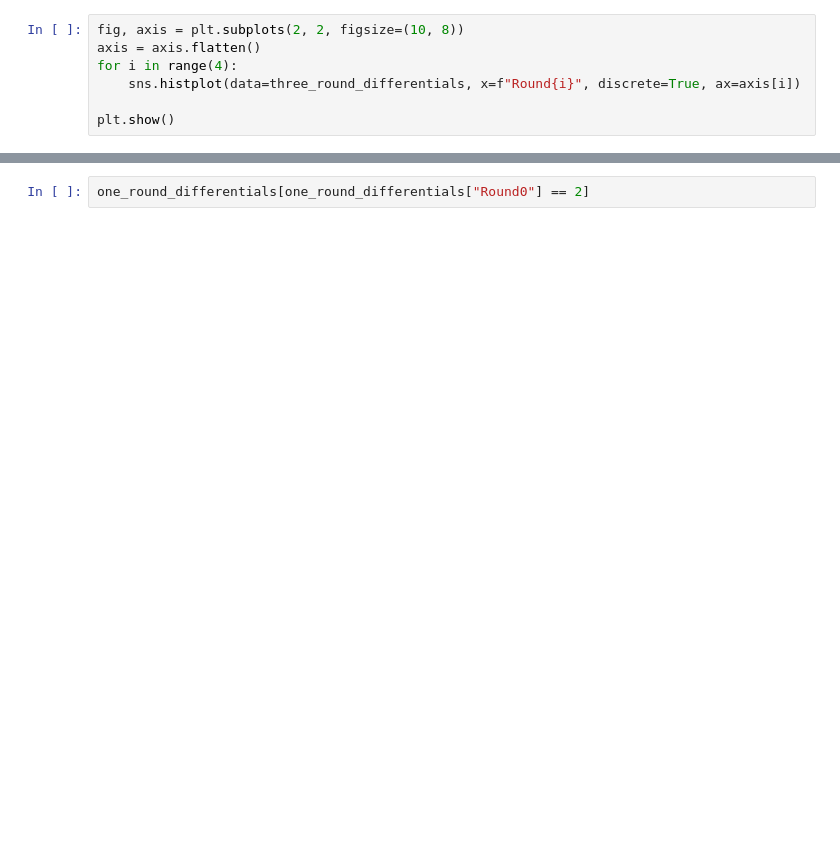
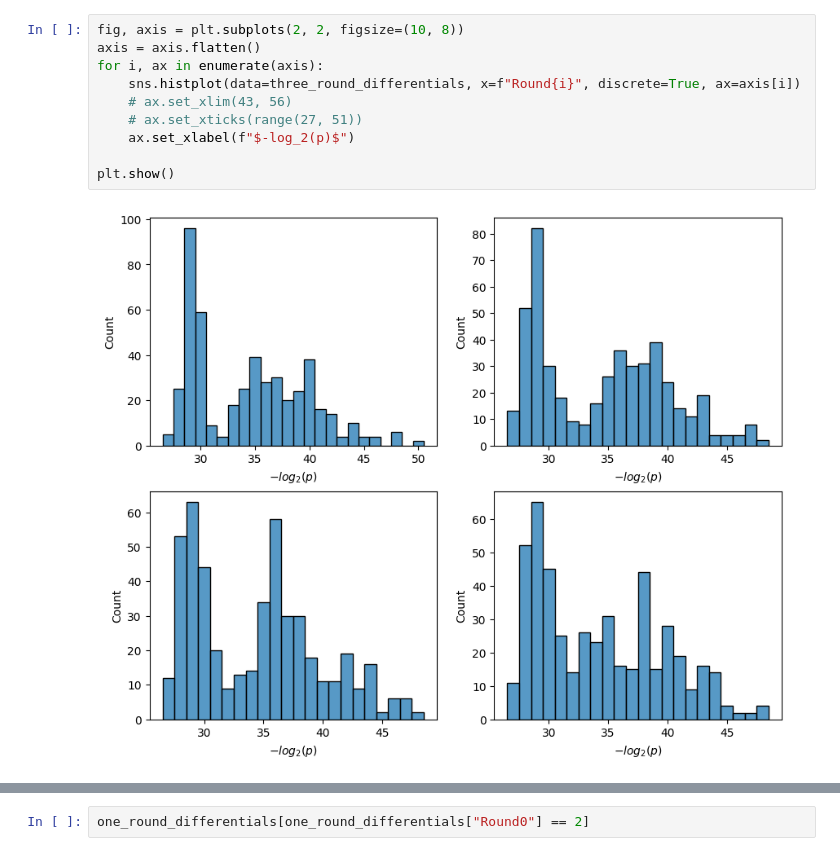
Before and after one commit to t-ESC/Dialga-Cryptanalysis, a Jupyter notebook: output/analysis.ipynb, the cells around one changed output, grey strips where cells are left out. Cells and saved outputs as stored; diff of their text form; blank space fills up the shorter version.

```diff
--- a/output/analysis.ipynb
+++ b/output/analysis.ipynb
@@ -25,7 +46,12 @@ plt.show()
 # %%
 fig, axis = plt.subplots(2, 2, figsize=(10, 8))
 axis = axis.flatten()
-for i in range(4):
+for i, ax in enumerate(axis):
     sns.histplot(data=three_round_differentials, x=f"Round{i}", discrete=True, ax=axis[i])
+    # ax.set_xlim(43, 56)
+    # ax.set_xticks(range(27, 51))
+    ax.set_xlabel(f"$-log_2(p)$")
 
 plt.show()
+# %% [output]
+[figure, added]
```
Also changed, not shown: parts of 5 cells of this notebook.
